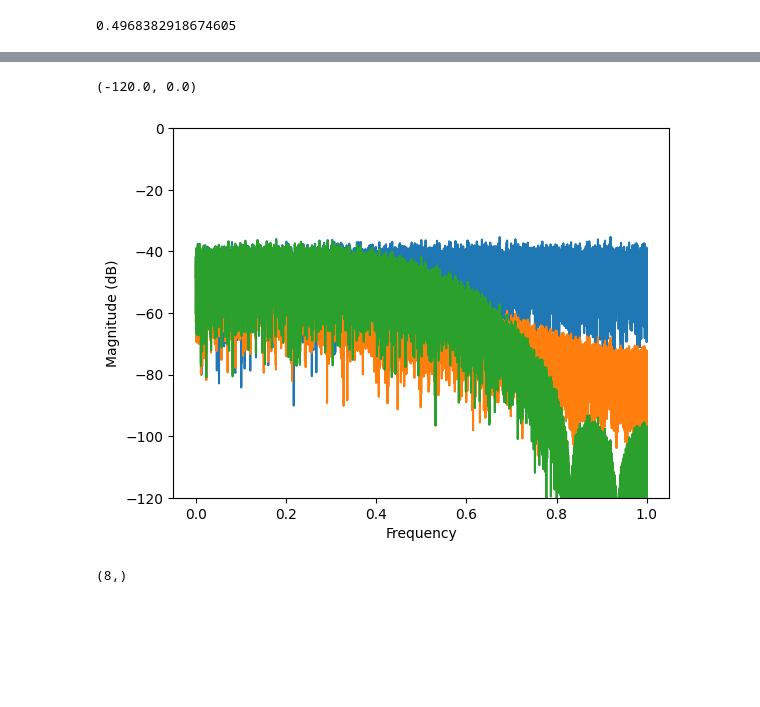
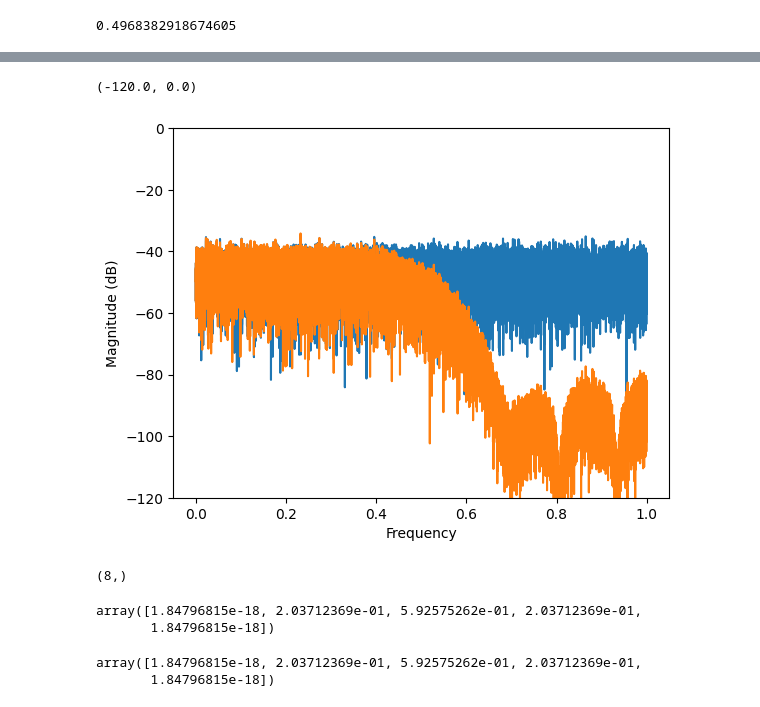
Before and after one commit to jsquie/Nonlinear_ADAA, a Jupyter notebook: Untitled.ipynb, the cells around one changed output, grey strips where cells are left out. Drawn from its saved outputs; the diff is of its cells as text; code cells hidden in the pictures; blank space fills up the shorter version.

```diff
--- a/Untitled.ipynb
+++ b/Untitled.ipynb
@@ -988,22 +999,32 @@ array([0.31576869, 0.49683829, 0.31576869, 0.        ])
 # %%
 sig = np.random.randn(48000)
-cs = signal.firwin(5, 0.5) * signal.windows.taylor(5)
-f_sig = np.convolve(sig, cs)
-f_sig = np.convolve(f_sig, cs)
-f_sig = np.convolve(f_sig, cs)
-cs_2 = signal.firwin(15, 0.5) * signal.windows.taylor(15)
+
+cs_2 = signal.firwin(15, 0.5, window='taylor')
 f_sig_2 = np.convolve(sig, cs_2)
 
 
 plt.magnitude_spectrum(sig, scale='dB')
-plt.magnitude_spectrum(f_sig, scale='dB')
 plt.magnitude_spectrum(f_sig_2, scale='dB')
 
 plt.ylim(-120, 0)
 # %% [output]
 (-120.0, 0.0)
-[figure, old version]
+[figure, new version]
 # %%
 signal.minimum_phase(cs_2).shape
 # %% [output]
 (8,)
+# %%
+signal.firwin(5, 0.5)
+# %% [output]
+array([1.84796815e-18, 2.03712369e-01, 5.92575262e-01, 2.03712369e-01,
+       1.84796815e-18])
+# %%
+w = sinc(0.5 * (np.arange(5) - 2))
+w *= signal.windows.hamming(5)
+w /= w.sum()
+
+w
+# %% [output]
+array([1.84796815e-18, 2.03712369e-01, 5.92575262e-01, 2.03712369e-01,
+       1.84796815e-18])
```
Also changed, not shown: parts of 36 cells of this notebook, 3 other files.
